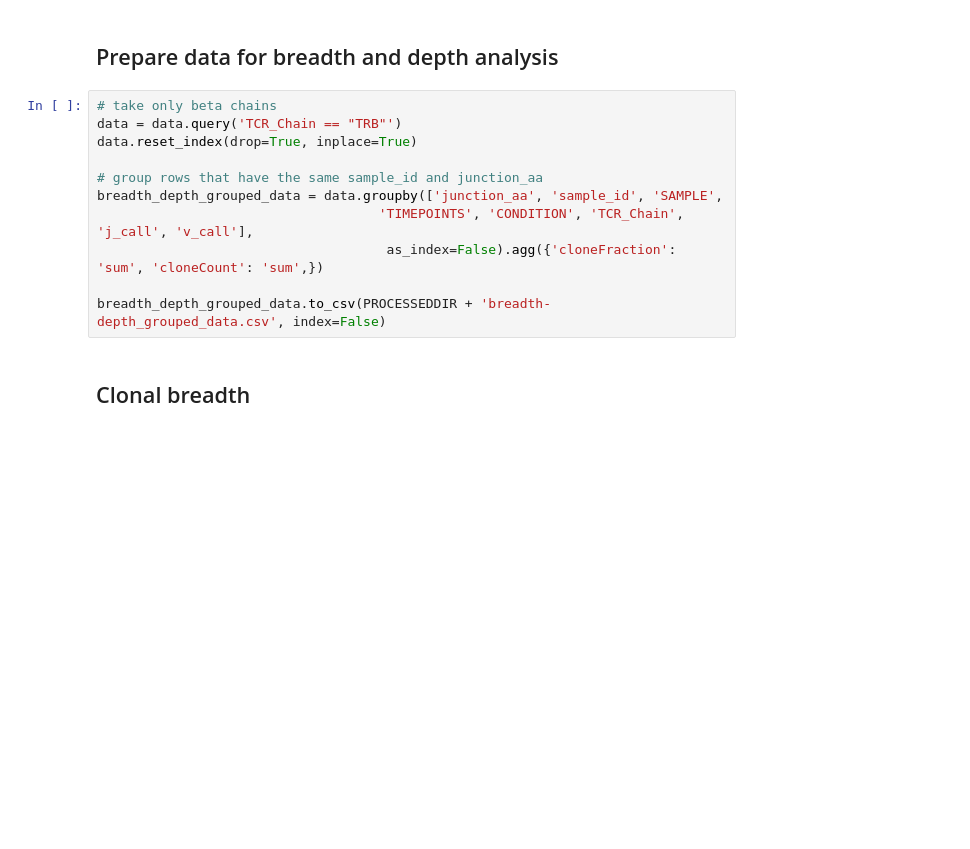
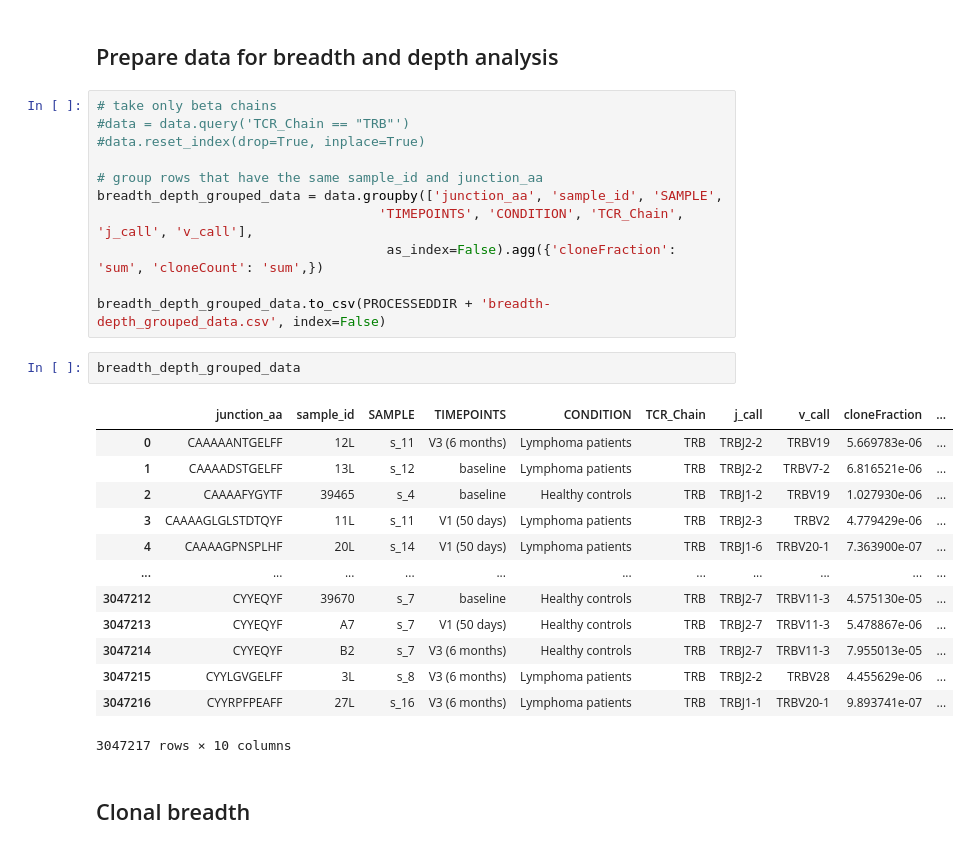
Before and after one commit to fabio-affaticati/Lymphovid19, a Jupyter notebook: lymph_covid.ipynb, the cells around one changed output. Saved outputs shown, nothing was run; the diff lists cells and outputs as text; blank space fills up the shorter version.

```diff
--- a/lymph_covid.ipynb
+++ b/lymph_covid.ipynb
@@ -495,8 +553,8 @@ s_9_data.head()
 ## Prepare data for breadth and depth analysis
 # %%
 # take only beta chains
-data = data.query('TCR_Chain == "TRB"')
-data.reset_index(drop=True, inplace=True)
+#data = data.query('TCR_Chain == "TRB"')
+#data.reset_index(drop=True, inplace=True)
 
 # group rows that have the same sample_id and junction_aa
 breadth_depth_grouped_data = data.groupby(['junction_aa', 'sample_id', 'SAMPLE',
@@ -504,6 +562,22 @@ breadth_depth_grouped_data = data.groupby(['junction_aa', 'sample_id', 'SAMPLE',
                                      as_index=False).agg({'cloneFraction': 'sum', 'cloneCount': 'sum',})
 
 breadth_depth_grouped_data.to_csv(PROCESSEDDIR + 'breadth-depth_grouped_data.csv', index=False)
+# %%
+breadth_depth_grouped_data
+# %% [output]
+|  | junction_aa | sample_id | SAMPLE | TIMEPOINTS | CONDITION | TCR_Chain | j_call | v_call | cloneFraction | ... |
+| 0 | CAAAAANTGELFF | 12L | s_11 | V3 (6 months) | Lymphoma patients | TRB | TRBJ2-2 | TRBV19 | 5.669783e-06 | ... |
+| 1 | CAAAADSTGELFF | 13L | s_12 | baseline | Lymphoma patients | TRB | TRBJ2-2 | TRBV7-2 | 6.816521e-06 | ... |
+| 2 | CAAAAFYGYTF | 39465 | s_4 | baseline | Healthy controls | TRB | TRBJ1-2 | TRBV19 | 1.027930e-06 | ... |
+| 3 | CAAAAGLGLSTDTQYF | 11L | s_11 | V1 (50 days) | Lymphoma patients | TRB | TRBJ2-3 | TRBV2 | 4.779429e-06 | ... |
+| 4 | CAAAAGPNSPLHF | 20L | s_14 | V1 (50 days) | Lymphoma patients | TRB | TRBJ1-6 | TRBV20-1 | 7.363900e-07 | ... |
+| ... | ... | ... | ... | ... | ... | ... | ... | ... | ... | ... |
+| 3047212 | CYYEQYF | 39670 | s_7 | baseline | Healthy controls | TRB | TRBJ2-7 | TRBV11-3 | 4.575130e-05 | ... |
+| 3047213 | CYYEQYF | A7 | s_7 | V1 (50 days) | Healthy controls | TRB | TRBJ2-7 | TRBV11-3 | 5.478867e-06 | ... |
+| 3047214 | CYYEQYF | B2 | s_7 | V3 (6 months) | Healthy controls | TRB | TRBJ2-7 | TRBV11-3 | 7.955013e-05 | ... |
+| 3047215 | CYYLGVGELFF | 3L | s_8 | V3 (6 months) | Lymphoma patients | TRB | TRBJ2-2 | TRBV28 | 4.455629e-06 | ... |
+| 3047216 | CYYRPFPEAFF | 27L | s_16 | V3 (6 months) | Lymphoma patients | TRB | TRBJ1-1 | TRBV20-1 | 9.893741e-07 | ... |
+3047217 rows × 10 columns
 # %% [markdown]
 ## Clonal breadth
 # %%
```
Also changed, not shown: parts of 16 cells of this notebook, 1 other file.
